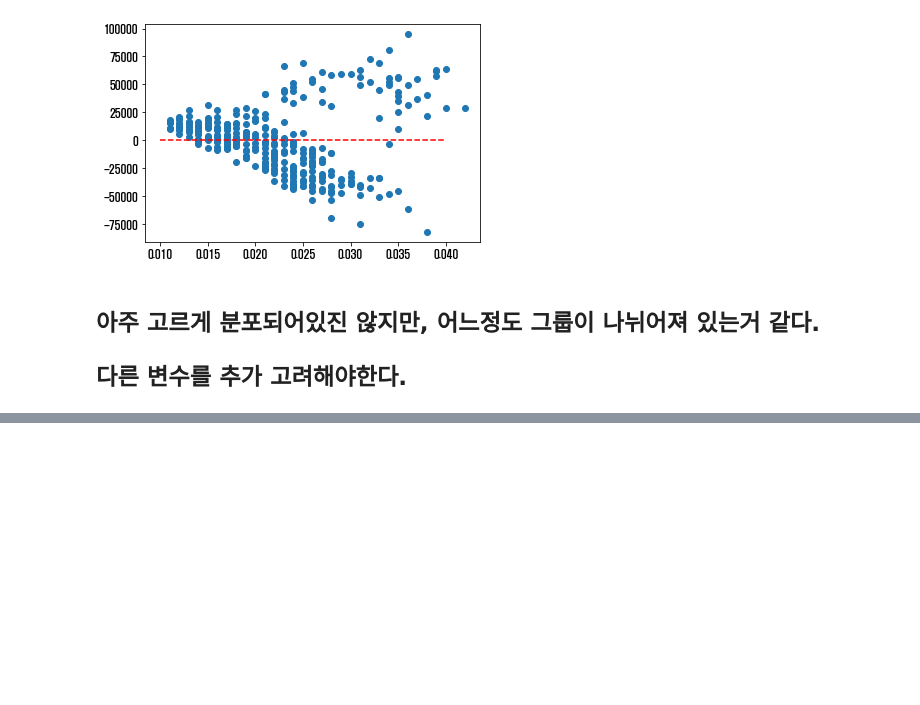
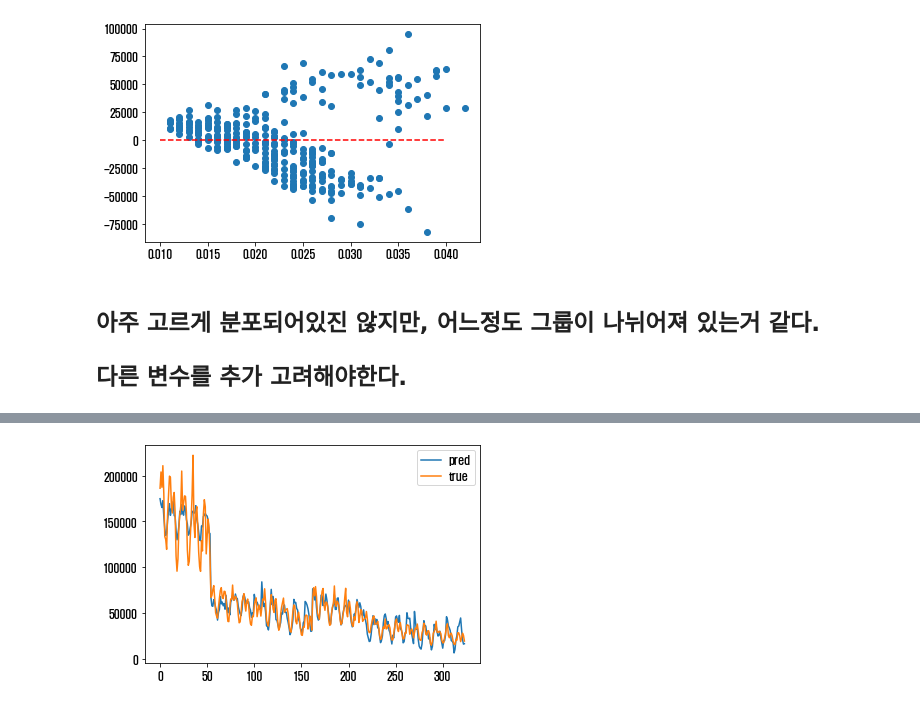
Before and after one commit to kyunleader/-, a Jupyter notebook: 3강 강의자료.ipynb, the cells around one changed output, grey strips where cells are left out. Saved outputs shown, nothing was run; the diff lists cells and outputs as text; code cells hidden in the pictures; blank space fills up the shorter version.

```diff
--- a/3강 강의자료.ipynb
+++ b/3강 강의자료.ipynb
@@ -499,0 +523,9 @@ sns.regplot('월합강수량', '발생건수', data=data_w, color='green')
+# %%
+# 마지막 그래프를 보니 뭔가 그룹이 있는 것 같다.
+# 확인해보니 지역별로 정렬 되어 있었다.
+# 지역 변수를 추가 해보자
+
+# 더비변수 만들기
+
+dummy_region = pd.get_dummies(data_w['시도지역'])
+dummy_region
@@ -499,0 +546,3 @@ sns.regplot('월합강수량', '발생건수', data=data_w, color='green')
+# %%
+data_w = pd.concat([data_w,dummy_region], axis=1)
+data_w
@@ -499,0 +563,4 @@ sns.regplot('월합강수량', '발생건수', data=data_w, color='green')
+# %%
+res2 = ols('발생건수 ~ NO2+평균기온+월합강수량+광주+대구+대전+부산+서울+인천',
+          data=data_w).fit()
+res2.summary()
@@ -499,0 +597,10 @@ sns.regplot('월합강수량', '발생건수', data=data_w, color='green')
+# %%
+import numpy as np
+plt.plot(np.array(res2.predict(data_w[['NO2','평균기온','월합강수량',
+                                      '광주','대구','대전','부산',
+                                      '서울','인천']])),label = "pred")
+plt.plot(np.array(data_w['발생건수']),label = "true")
+plt.legend()
+plt.show()
+# %% [output]
+[figure, added]
```
Also changed, not shown: parts of 21 cells of this notebook.
